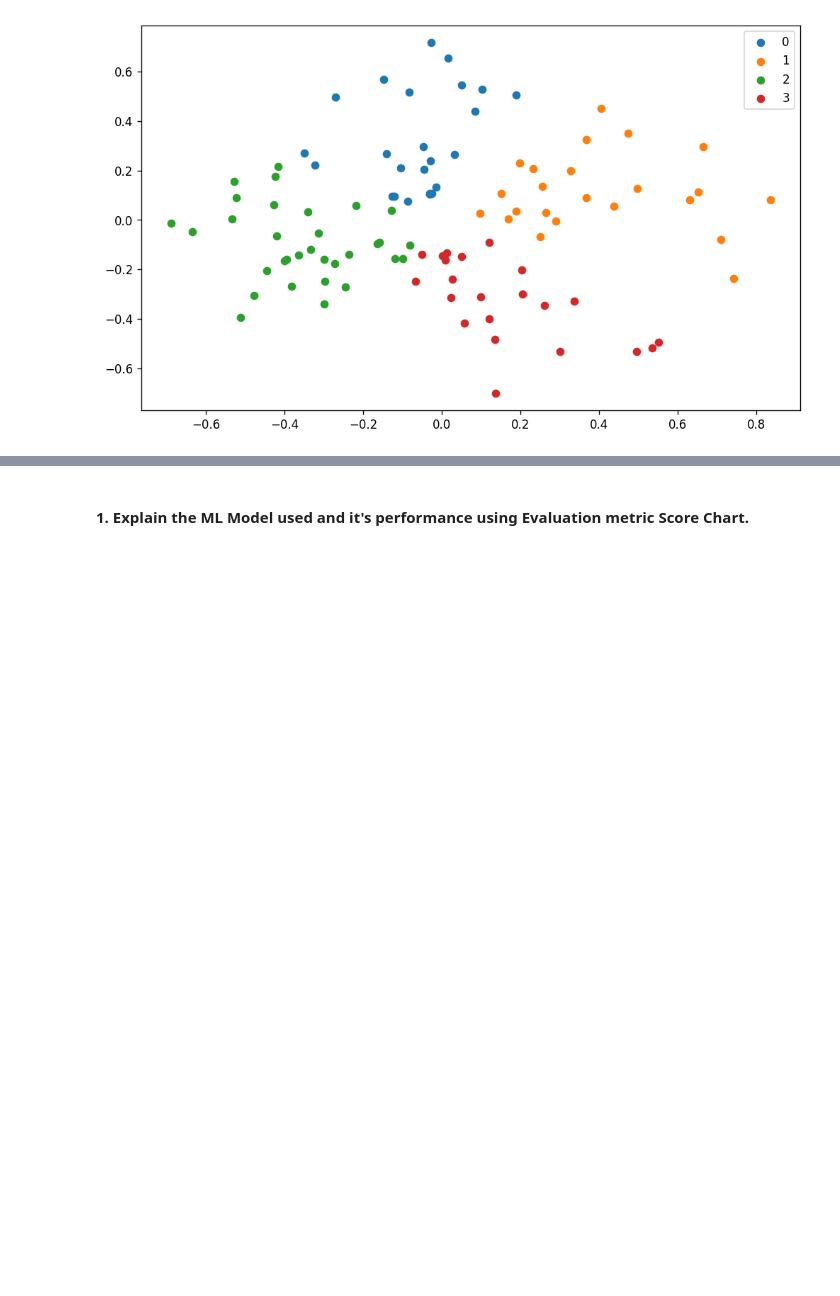
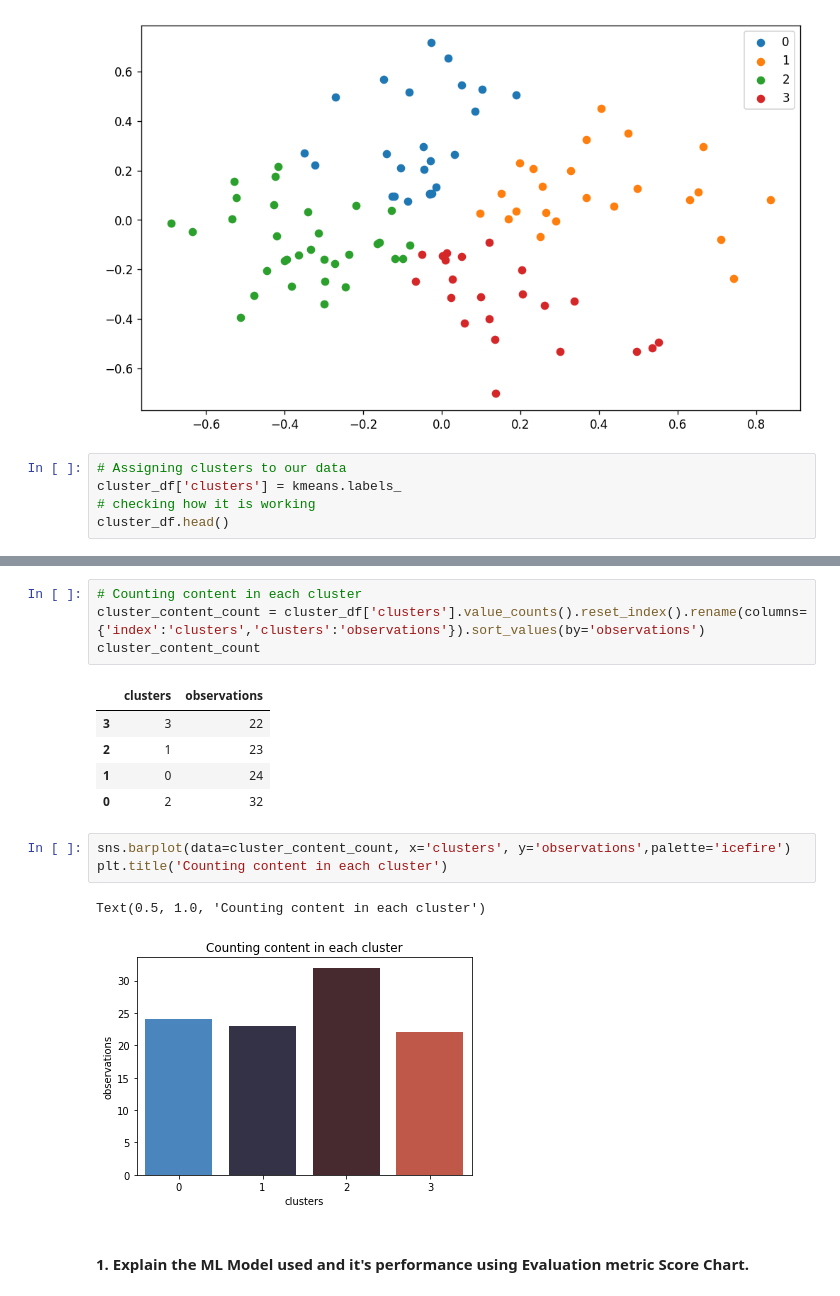
Before and after one commit to saumyadash9/Zomato-Restaurant-Clustering-And-Sentiment-Analysis, a Jupyter notebook: Saumya_Dash_Zomato_Restaurant_Clustering_And_Sentiment_Analysis.ipynb, the cells around one changed output, grey strips where cells are left out. Saved outputs shown, nothing was run; the diff lists cells and outputs as text; blank space fills up the shorter version.

```diff
--- a/Saumya_Dash_Zomato_Restaurant_Clustering_And_Sentiment_Analysis.ipynb
+++ b/Saumya_Dash_Zomato_Restaurant_Clustering_And_Sentiment_Analysis.ipynb
@@ -1730,3 +1730,8 @@ plt.legend()
 plt.show()
 # %% [output]
 [figure]
+# %%
+# Assigning clusters to our data
+cluster_df['clusters'] = kmeans.labels_
+# checking how it is working
+cluster_df.head()
@@ -1733,2 +1745,18 @@ plt.show()
+# %%
+# Counting content in each cluster
+cluster_content_count = cluster_df['clusters'].value_counts().reset_index().rename(columns={'index':'clusters','clusters':'observations'}).sort_values(by='observations')
+cluster_content_count
+# %% [output]
+|  | clusters | observations |
+| 3 | 3 | 22 |
+| 2 | 1 | 23 |
+| 1 | 0 | 24 |
+| 0 | 2 | 32 |
+# %%
+sns.barplot(data=cluster_content_count, x='clusters', y='observations',palette='icefire')
+plt.title('Counting content in each cluster')
+# %% [output]
+Text(0.5, 1.0, 'Counting content in each cluster')
+[figure, added]
 # %% [markdown]
 #### 1. Explain the ML Model used and it's performance using Evaluation metric Score Chart.
```
Also changed, not shown: parts of 15 cells of this notebook.
